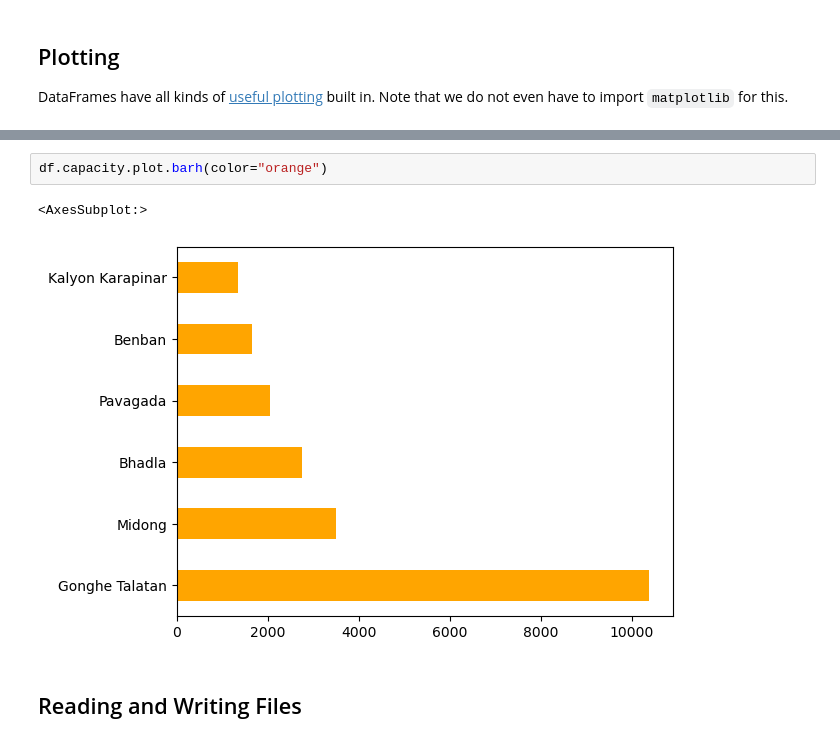
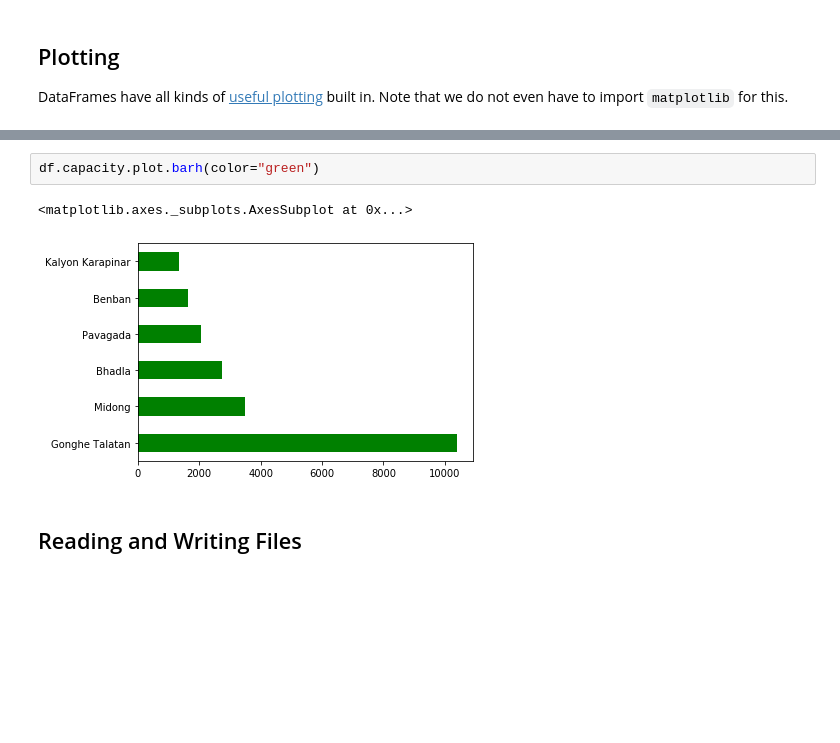
Before and after one commit to martavp/pv-textbook, a Jupyter notebook: _sources/intro-pandas.ipynb, the cells around one changed output, grey strips where cells are left out. Cells and saved outputs as stored; diff of their text form; blank space fills up the shorter version.

```diff
--- a/_sources/intro-pandas.ipynb
+++ b/_sources/intro-pandas.ipynb
@@ -492,8 +498,8 @@ df.plot(kind="scatter", x="start_year", y="capacity")
 # %%
-df.capacity.plot.barh(color="orange")
+df.capacity.plot.barh(color="green")
 # %% [output]
-<AxesSubplot:>
+<matplotlib.axes._subplots.AxesSubplot at 0x...>
-[figure, old version]
+[figure, new version]
 # %% [markdown]
 ## Reading and Writing Files
 # %% [markdown]
```
Also changed, not shown: parts of 11 cells of this notebook, 43 other files.
